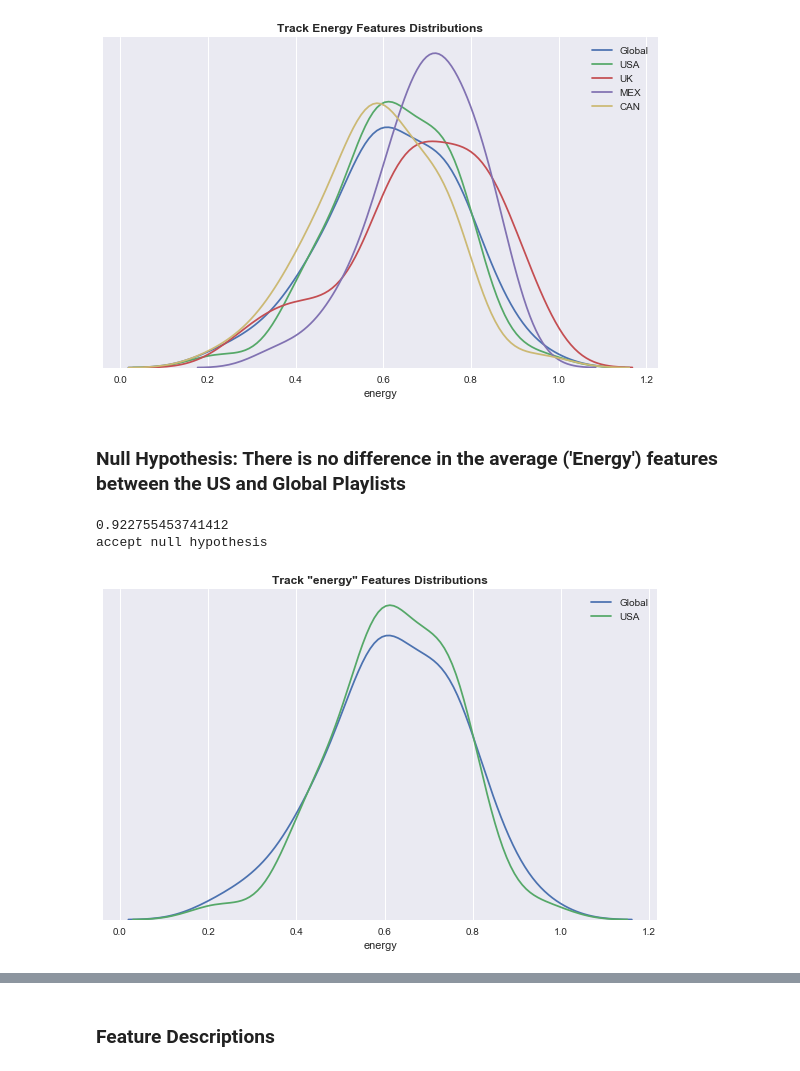
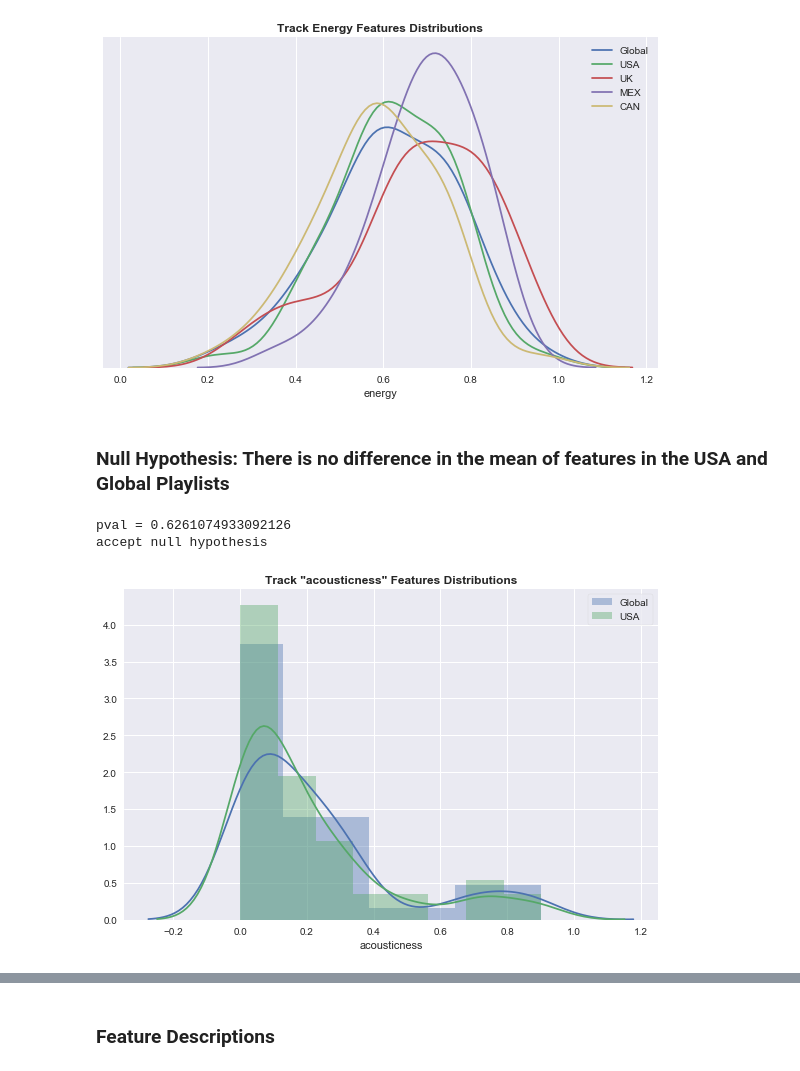
Before and after one commit to jakemull13/spotify_musical_tastes_analysis, a Jupyter notebook: capstone.ipynb, the cells around one changed output, grey strips where cells are left out. Cells and saved outputs as stored; diff of their text form; code cells hidden in the pictures.

```diff
--- a/capstone.ipynb
+++ b/capstone.ipynb
@@ -648,7 +648,7 @@ Text(0.5, 1.0, 'Track Energy Features Distributions')
 []
 [figure]
 # %% [markdown]
-### Null Hypothesis: There is no difference in the average ('Energy') features between the US and Global Playlists
+### Null Hypothesis: There is no difference in the mean of features in the USA and Global Playlists
 # %%
 # perform a two tailed t-test. Start with a function so that experiment can be repeated with other features.
 def two_tailed_test(df1, df2, label1, label2, feature='energy'):
@@ -665,10 +665,11 @@ def two_tailed_test(df1, df2, label1, label2, feature='energy'):
     sample_1 = norm_dist_1.rvs(500)
     sample_2 = norm_dist_2.rvs(500)
     '''
+
     sample_1 = df1[feature]
     sample_2 = df2[feature]
-    ttest,pval = stats.ttest_rel(sample_1, sample_2)
-    print(pval)
+    ztest,pval = stats.ttest_ind(sample_1, sample_2)
+    print('pval = {}'.format(pval))
     if pval<0.05:
         print("reject null hypothesis")
     else:
@@ -676,17 +677,18 @@ def two_tailed_test(df1, df2, label1, label2, feature='energy'):
 
     #plot
     f, axe = plt.subplots()
-    sns.distplot(sample_1, label=label1, hist=False, kde_kws={"shade": False})
-    sns.distplot(sample_2, label=label2, hist=False, kde_kws={"shade": False})
+    sns.distplot(sample_1, label=label1, hist=True, kde_kws={"shade": False})
+    sns.distplot(sample_2, label=label2, hist=True, kde_kws={"shade": False})
     axe.set_title('Track "{}" Features Distributions'.format(feature), fontweight='bold')
-    axe.legend()
-    plt.setp(axe, yticks=[])
+    axe.legend(frameon=True)
+    #plt.setp(axe, yticks=[])
     plt.tight_layout()
 
     return
-
-two_tailed_test(global_df, usa_df, label1='Global', label2='USA', feature='energy')
+acousticness	danceability	energy	instrumentalness	liveness	loudness	speechiness	tempo
-# %% [output]
-0.922755453741412
-accept null hypothesis
-[figure, removed]
+# %%
+two_tailed_test(global_df, usa_df, label1='Global', label2='USA', feature='acousticness')
+# %% [output]
+pval = 0.6261074933092126
+accept null hypothesis
+[figure, added]
```
Also changed, not shown: parts of 5 cells of this notebook.
